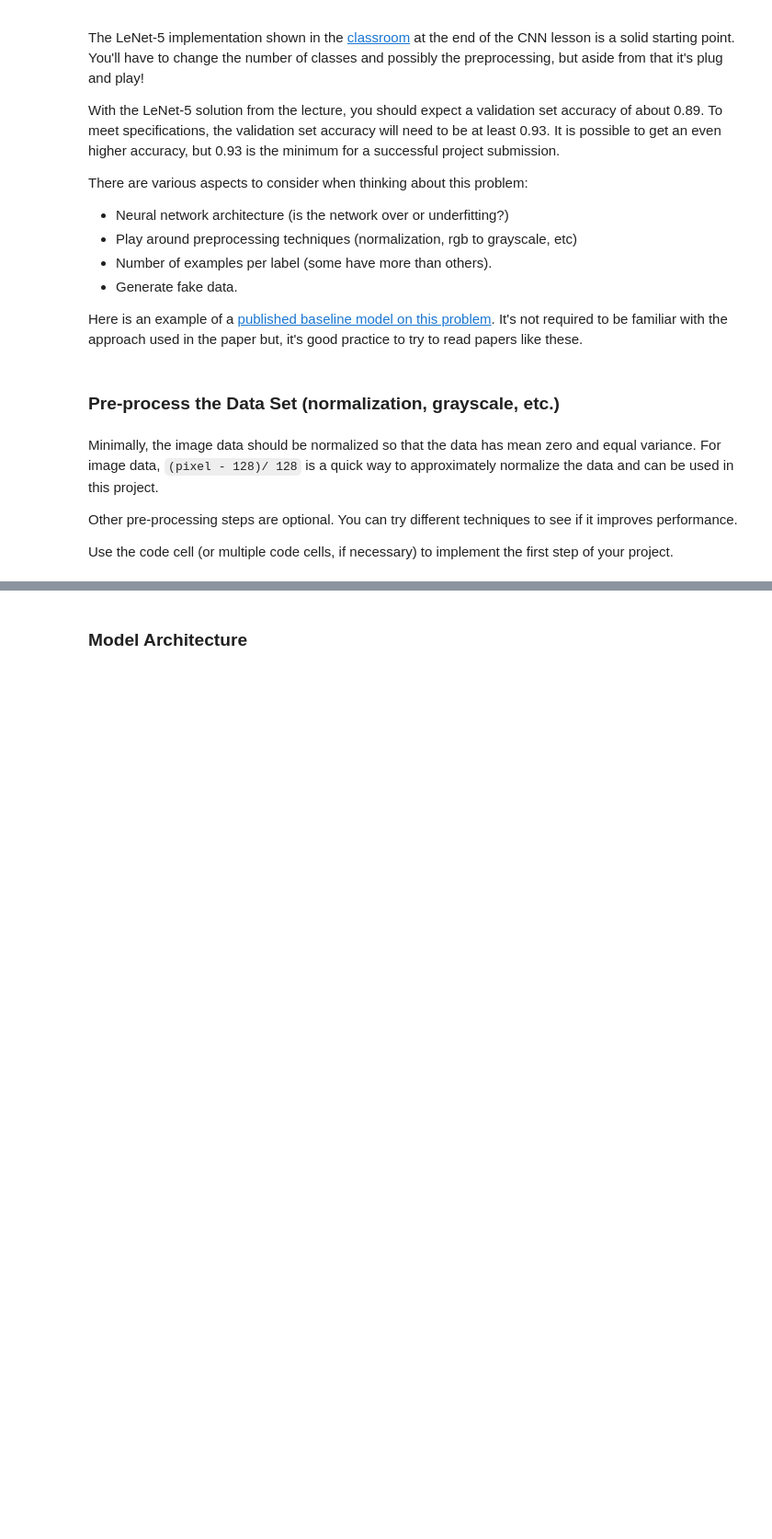
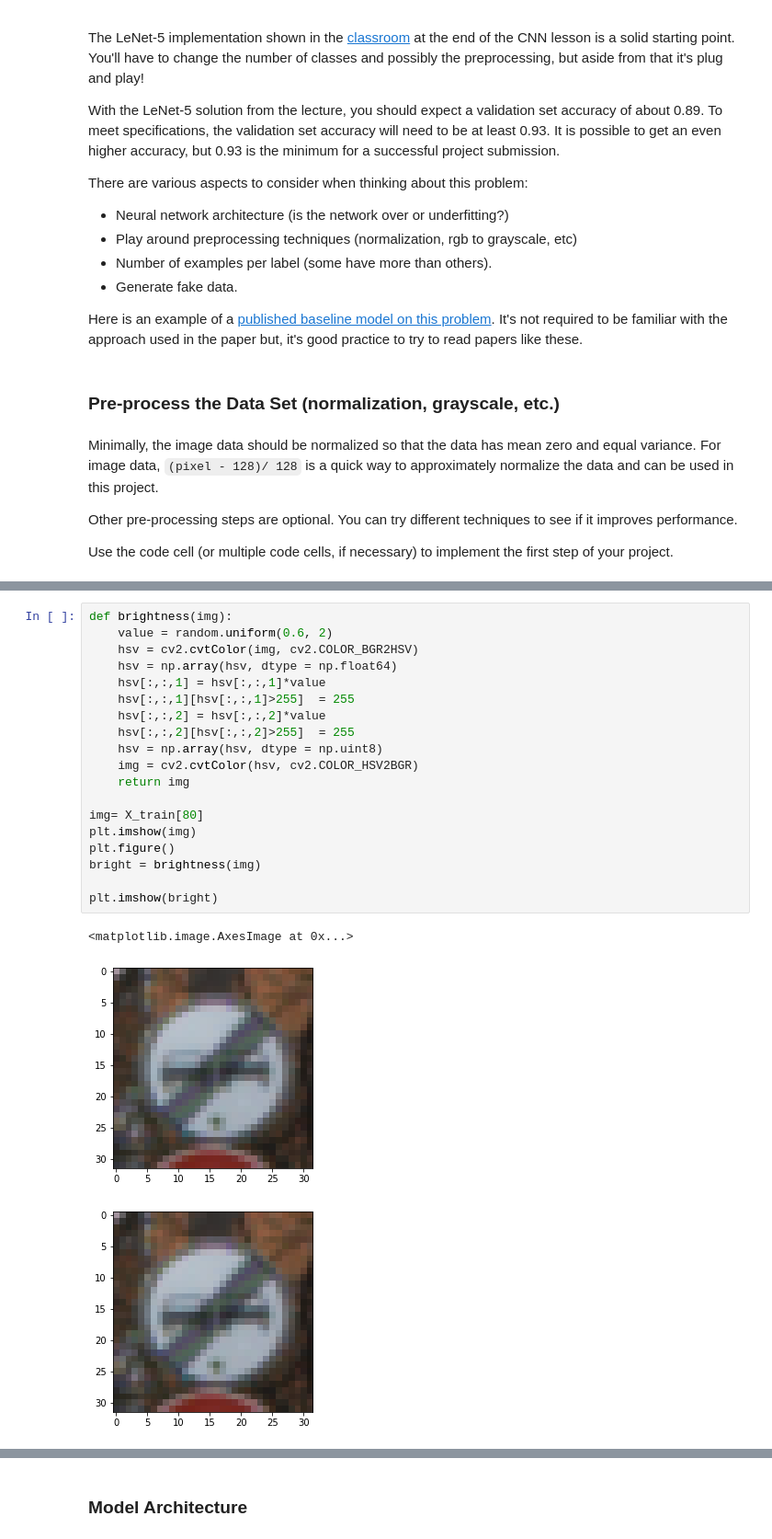
Before and after one commit to waszak/CarND-Traffic-Sign-Classifier-Project, a Jupyter notebook: Traffic_Sign_Classifier.ipynb, the cells around one changed output, grey strips where cells are left out. Shown: that part at 92% size. Cells and saved outputs as stored; diff of their text form; blank space fills up the shorter version.

```diff
--- a/Traffic_Sign_Classifier.ipynb
+++ b/Traffic_Sign_Classifier.ipynb
@@ -134,0 +216,23 @@ Use the code cell (or multiple code cells, if necessary) to implement the first
+# %%
+def brightness(img):
+    value = random.uniform(0.6, 2)
+    hsv = cv2.cvtColor(img, cv2.COLOR_BGR2HSV)
+    hsv = np.array(hsv, dtype = np.float64)
+    hsv[:,:,1] = hsv[:,:,1]*value
+    hsv[:,:,1][hsv[:,:,1]>255]  = 255
+    hsv[:,:,2] = hsv[:,:,2]*value
+    hsv[:,:,2][hsv[:,:,2]>255]  = 255
+    hsv = np.array(hsv, dtype = np.uint8)
+    img = cv2.cvtColor(hsv, cv2.COLOR_HSV2BGR)
+    return img
+
+img= X_train[80]
+plt.imshow(img)
+plt.figure()
+bright = brightness(img)
+
+plt.imshow(bright)
+# %% [output]
+<matplotlib.image.AxesImage at 0x...>
+[figure, added]
+[figure, added]
```
Also changed, not shown: parts of 19 cells of this notebook, 4 other files.
